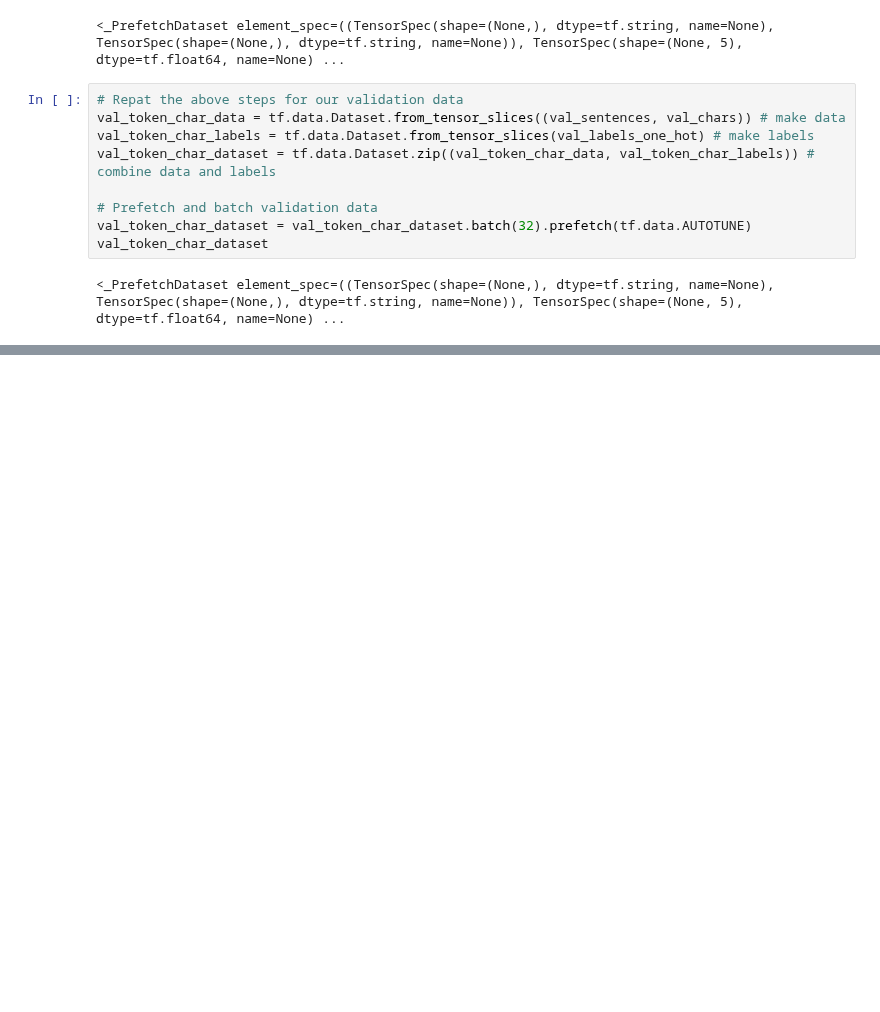
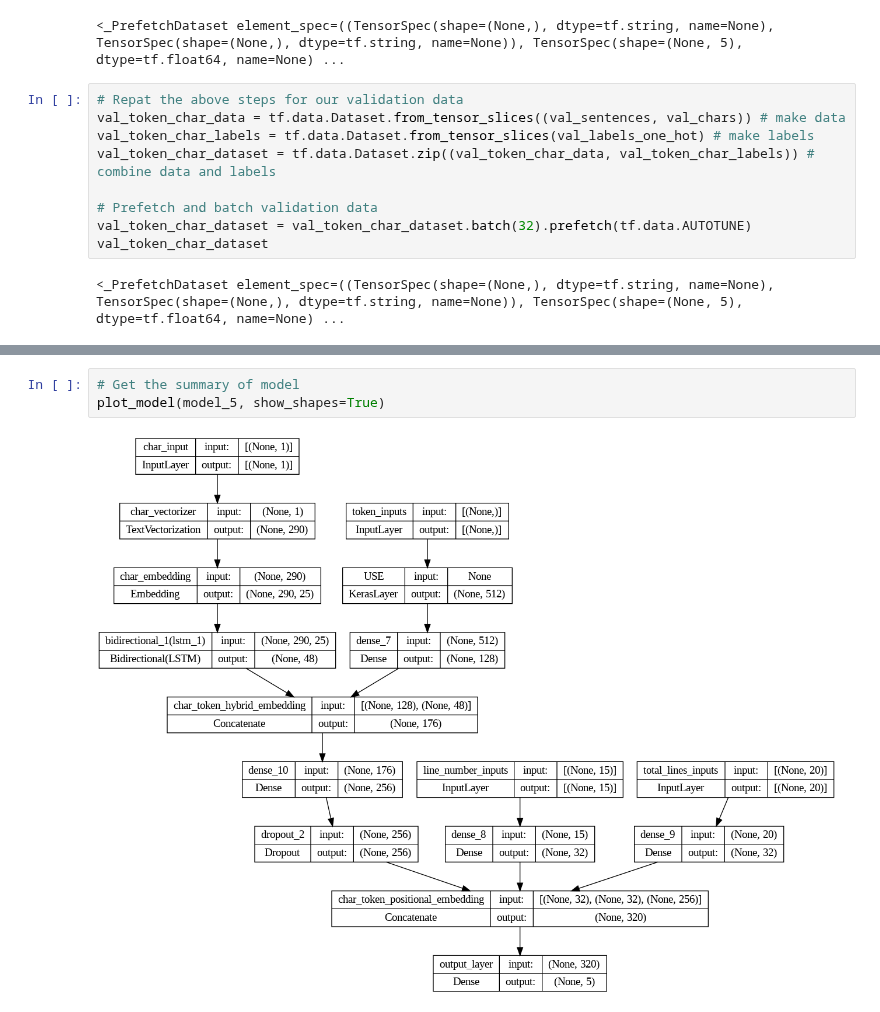
Before and after one commit to SedatParlak/tensorflow, a Jupyter notebook: 09_SkimLit_NLP_Milestone_Project.ipynb, the cells around one changed output, grey strips where cells are left out. Drawn from its saved outputs; the diff is of its cells as text; blank space fills up the shorter version.

```diff
--- a/09_SkimLit_NLP_Milestone_Project.ipynb
+++ b/09_SkimLit_NLP_Milestone_Project.ipynb
@@ -1140,0 +1315,5 @@ model_4_results
+# %%
+# Get the summary of model
+plot_model(model_5, show_shapes=True)
+# %% [output]
+[figure, added]
```
Also changed, not shown: parts of 63 cells of this notebook.
